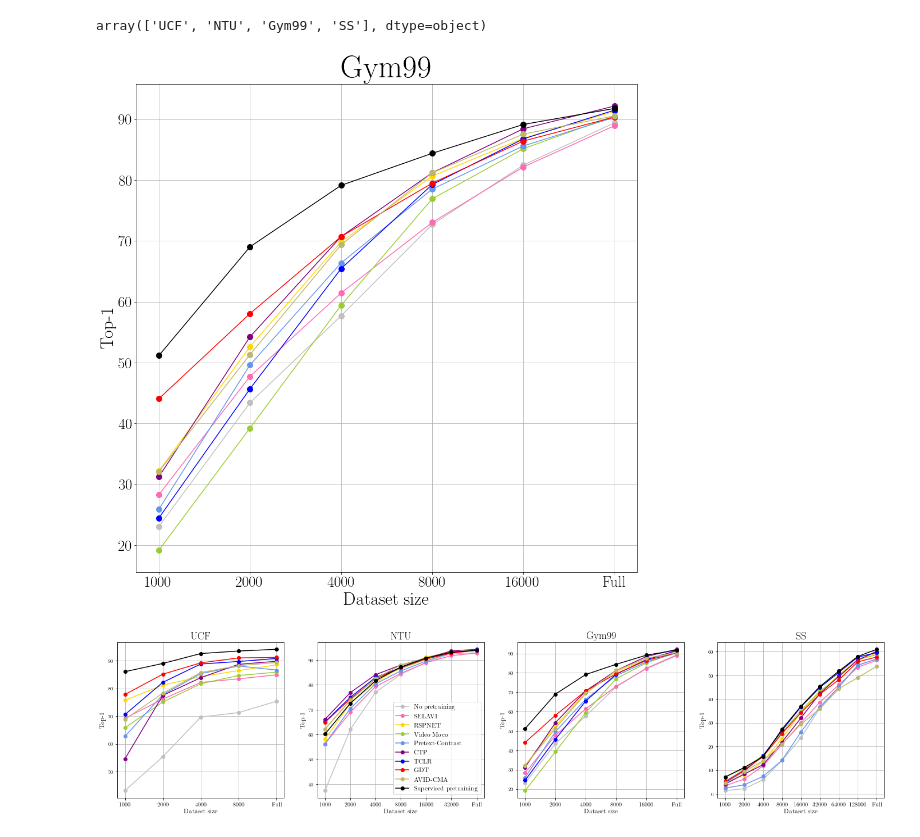
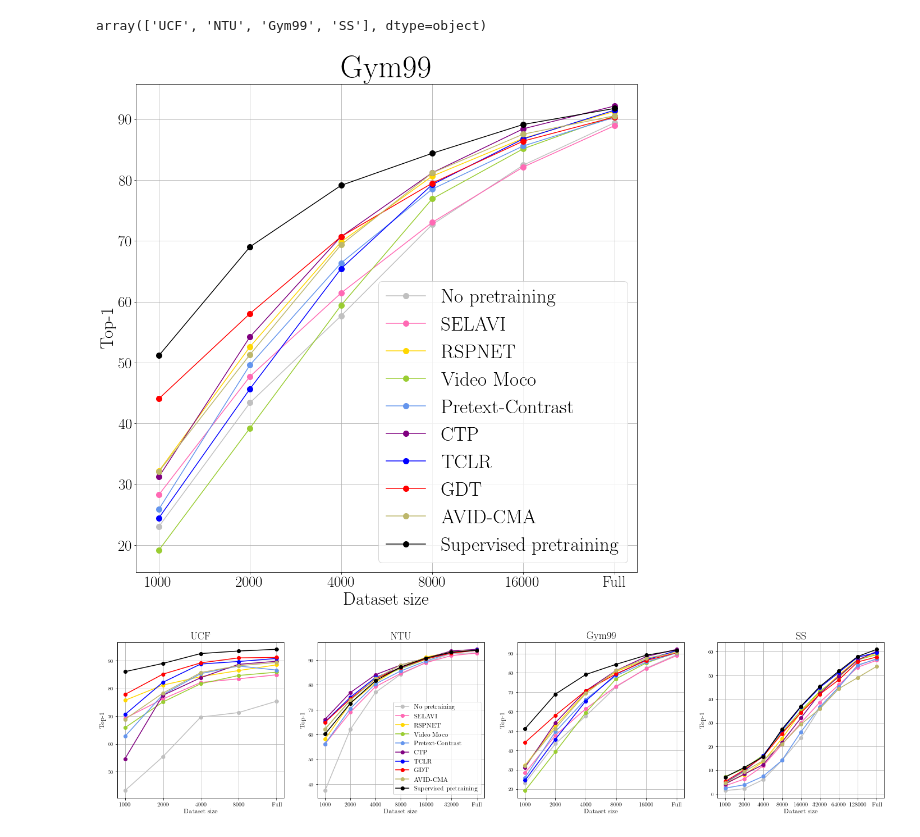
Before and after one commit to bpiyush/ViDA-SSL, a Jupyter notebook: misc/plotting/impact_of_dataset_size.ipynb, the cells around one changed output. Cells and saved outputs as stored; diff of their text form; code cells hidden in the pictures.

Commit message:
Adds AVID CMA to all the plots

```diff
--- a/misc/plotting/impact_of_dataset_size.ipynb
+++ b/misc/plotting/impact_of_dataset_size.ipynb
@@ -298,42 +278,44 @@ ytickssize = H * 1.7
 
 linewidth = 1.5
 markersize = 10.0
-legend = False
+legend = True
 
 x = "Dataset size"
 y = "Top-1"
 
 # colors=["gray", "gold", "skyblue", "green", "darkorange", "lightseagreen", "blue", "red", "black"]
 # colors = ["silver", "hotpink", "gold", "yellowgreen", "cornflowerblue", "purple", "blue", "red", "", "black"]
 # colors = ["darkgray", "violet", "indigo", "blue", "green", "gold", "orange", "red", "black"]
 colors = colors_v1
 
 fig, ax = plt.subplots(figsize=figsize)
 
 for i, m in enumerate(methods):
     subsub_df = apply_filters(sub_df, {"Method": m})
     ax.plot(
         subsub_df[x],
         subsub_df['Top-1'],
         label=m, marker="o", markersize=markersize, linewidth=linewidth, color=colors[i],
     )
 
 ax.set_title(dataset, fontsize=titlesize)
 
 ax.set_xlabel(x, fontsize=xlabelsize)
 ax.tick_params(axis='x', labelsize=xtickssize)
 
 ax.set_ylabel(y, fontsize=xlabelsize)
 ax.tick_params(axis='y', labelsize=ytickssize)
 
 ax.grid()
 if legend:
     ax.legend(fontsize=legendsize)
 
-plt.savefig(f"../../results/plots/domain_shift_{dataset}_v2.pdf", bbox_inches="tight")
+save_path = f"../../results/plots/domain_shift_{dataset}_v2.pdf"
+os.system(f"rm -rf {save_path}")
+plt.savefig(save_path, bbox_inches="tight")
 plt.show()
 # %% [output]
-[figure, old version]
+[figure, new version]
 # %%
 datasets = list(df.Dataset.unique())
 # %%
```
Also changed, not shown: parts of 4 cells of this notebook, 7 other files.
